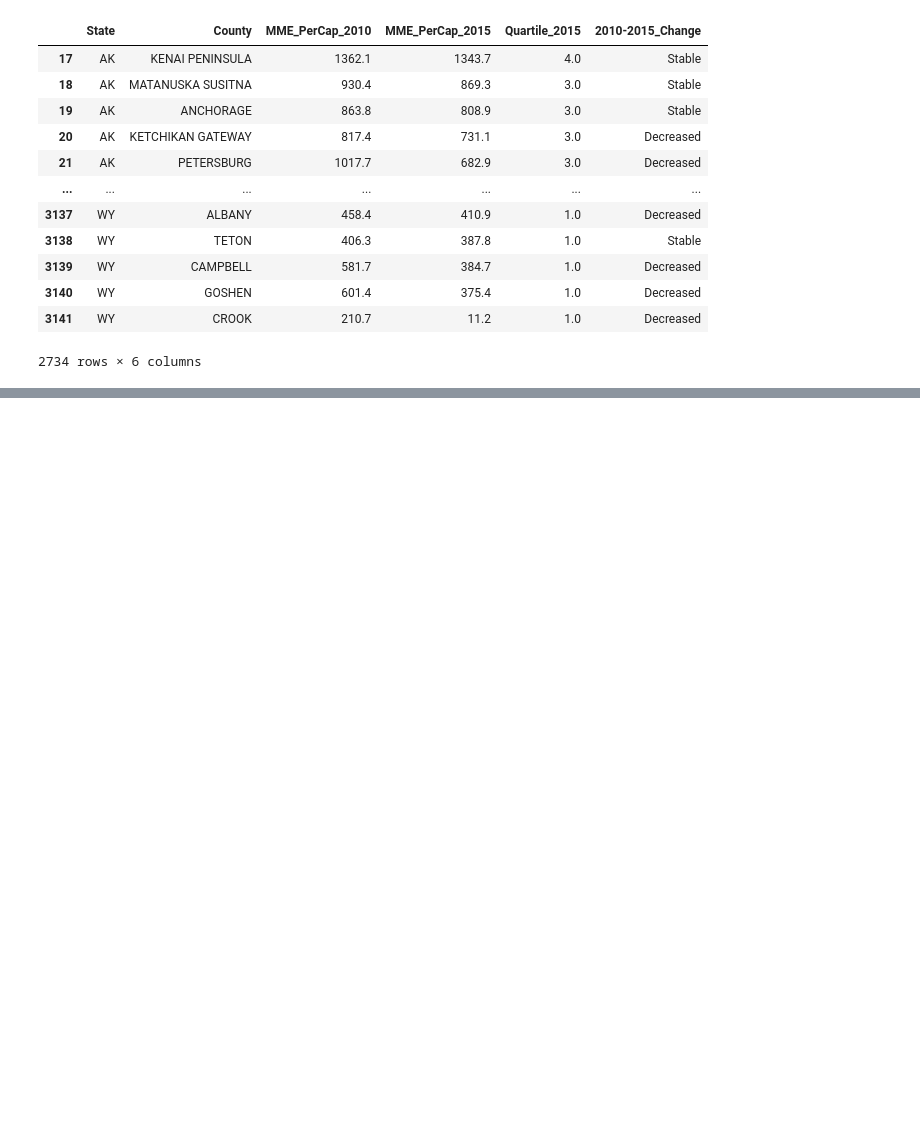
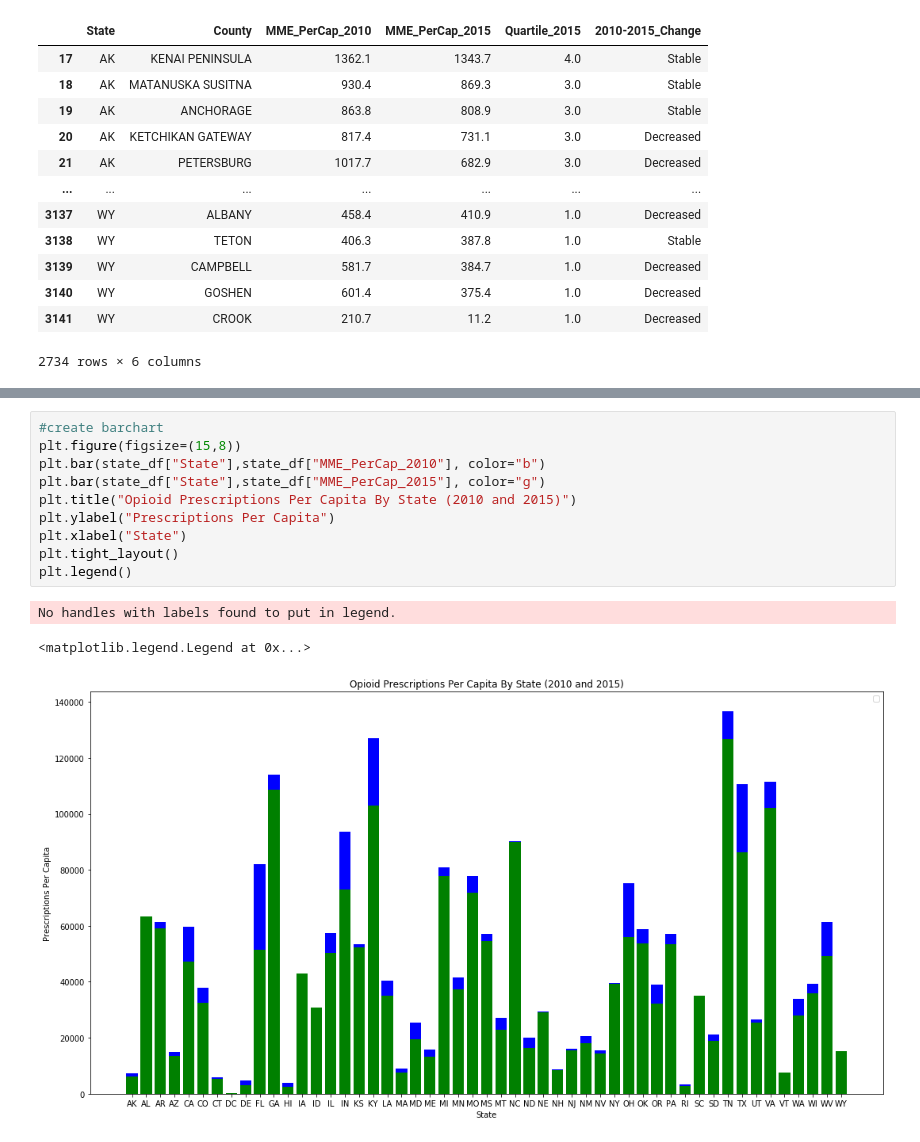
Before and after one commit to Emma-Pang/team_efx_dataproject, a Jupyter notebook: prescription_data/prescriptions2010_2015.ipynb, the cells around one changed output, grey strips where cells are left out. Cells and saved outputs as stored; diff of their text form; blank space fills up the shorter version.

Commit message:
graph added, still needs some work

```diff
--- a/prescription_data/prescriptions2010_2015.ipynb
+++ b/prescription_data/prescriptions2010_2015.ipynb
@@ -67,0 +69,14 @@ state_df
+# %%
+#create barchart
+plt.figure(figsize=(15,8))
+plt.bar(state_df["State"],state_df["MME_PerCap_2010"], color="b")
+plt.bar(state_df["State"],state_df["MME_PerCap_2015"], color="g")
+plt.title("Opioid Prescriptions Per Capita By State (2010 and 2015)")
+plt.ylabel("Prescriptions Per Capita")
+plt.xlabel("State")
+plt.tight_layout()
+plt.legend()
+# %% [output]
+No handles with labels found to put in legend.
+<matplotlib.legend.Legend at 0x...>
+[figure, added]
```
Also changed, not shown: parts of 1 cell of this notebook.
